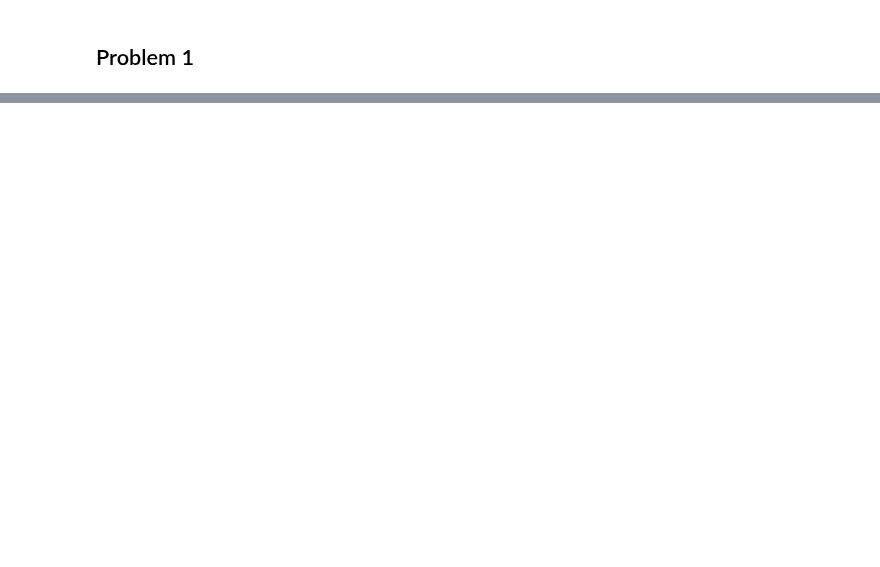
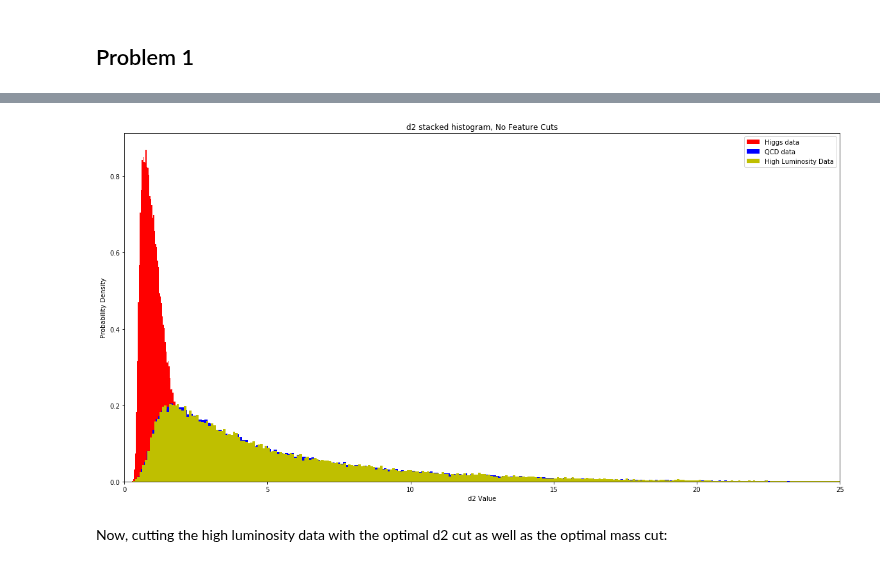
Before and after one commit to nroth12uw/Lab1_PHYS434, a Jupyter notebook: Lab7.ipynb, the cells around one changed output, grey strips where cells are left out. Drawn from its saved outputs; the diff is of its cells as text; code cells hidden in the pictures; blank space fills up the shorter version.

```diff
--- a/Lab7.ipynb
+++ b/Lab7.ipynb
@@ -372,0 +377,16 @@ plt.show()
+# %%
+high_lumi_d2 = np.array(high_lumi_data.get('d2'))
+# %%
+plt.hist(higgs_data['d2'], 1000, density=True, color='r', label='Higgs data')
+plt.hist(qcd_data['d2'], 1000, density=True, color='b', label='QCD data')
+plt.hist(high_lumi_d2, 1000, density=True, color='y', label='High Luminosity Data')
+plt.title('d2 stacked histogram, No Feature Cuts')
+plt.xlabel('d2 Value')
+plt.ylabel('Probability Density')
+plt.legend()
+plt.xlim(0, 25)
+plt.show()
+# %% [output]
+[figure, added]
+# %% [markdown]
+Now, cutting the high luminosity data with the optimal d2 cut as well as the optimal mass cut:
```
Also changed, not shown: parts of 43 cells of this notebook.
